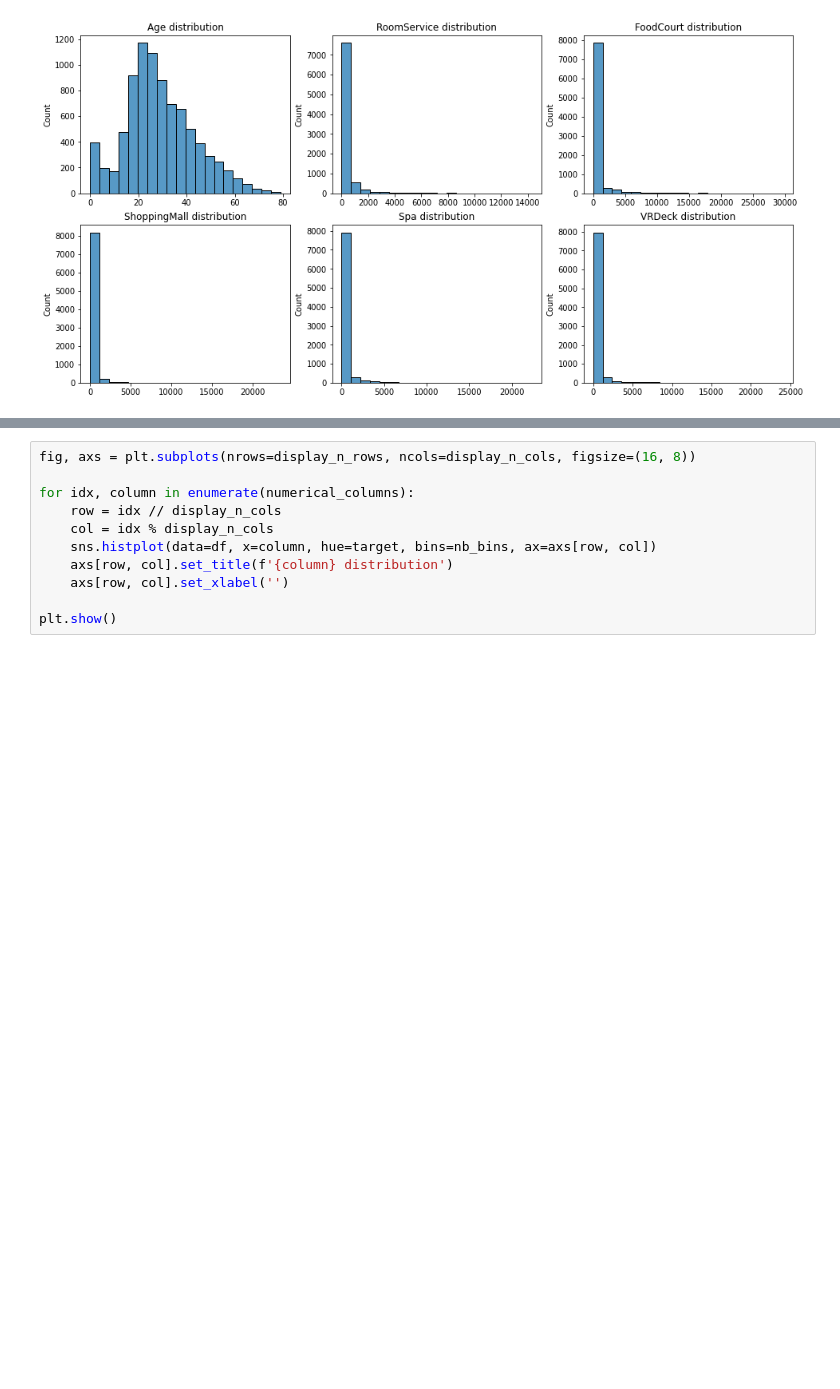
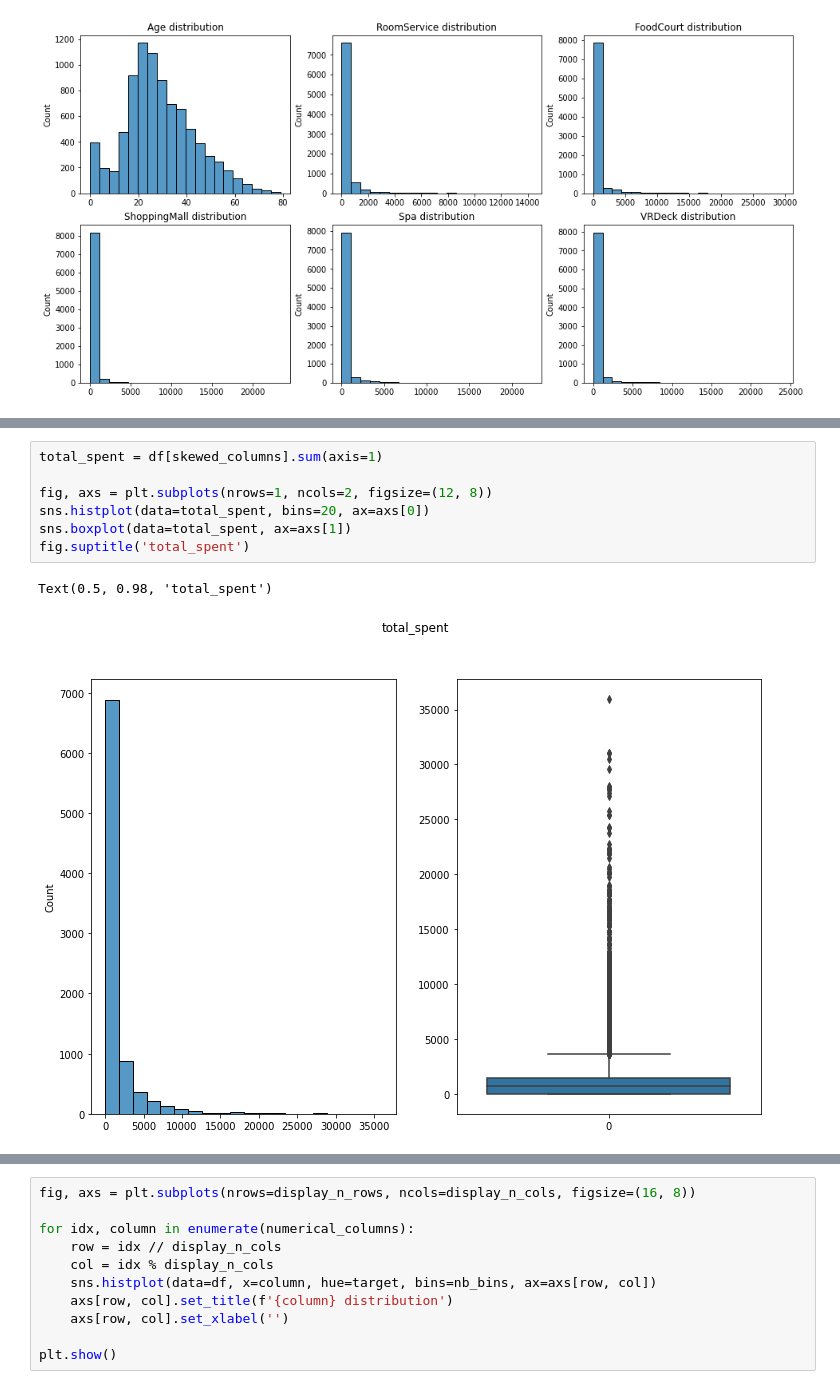
Before and after one commit to ThomasDumazert/01-spaceship_titanic, a Jupyter notebook: notebooks/eda.ipynb, the cells around one changed output, grey strips where cells are left out. Cells and saved outputs as stored; diff of their text form; blank space fills up the shorter version.

```diff
--- a/notebooks/eda.ipynb
+++ b/notebooks/eda.ipynb
@@ -229,5 +268,15 @@ FoodCourt: 5456 (62.8%) rows are equal to 0.
 ShoppingMall: 5587 (64.3%) rows are equal to 0.
 Spa: 5324 (61.2%) rows are equal to 0.
 VRDeck: 5495 (63.2%) rows are equal to 0.
+# %%
+total_spent = df[skewed_columns].sum(axis=1)
+
+fig, axs = plt.subplots(nrows=1, ncols=2, figsize=(12, 8))
+sns.histplot(data=total_spent, bins=20, ax=axs[0])
+sns.boxplot(data=total_spent, ax=axs[1])
+fig.suptitle('total_spent')
+# %% [output]
+Text(0.5, 0.98, 'total_spent')
+[figure, added]
 # %% [markdown]
 The skewness of 'RoomService', 'FoodCourt', 'ShoppingMall', 'Spa', and 'VRDeck' are confirmed and very pronounced. The median (i.e. 0) will be used to infer the missing values in those columns.
```
Also changed, not shown: parts of 23 cells of this notebook.
